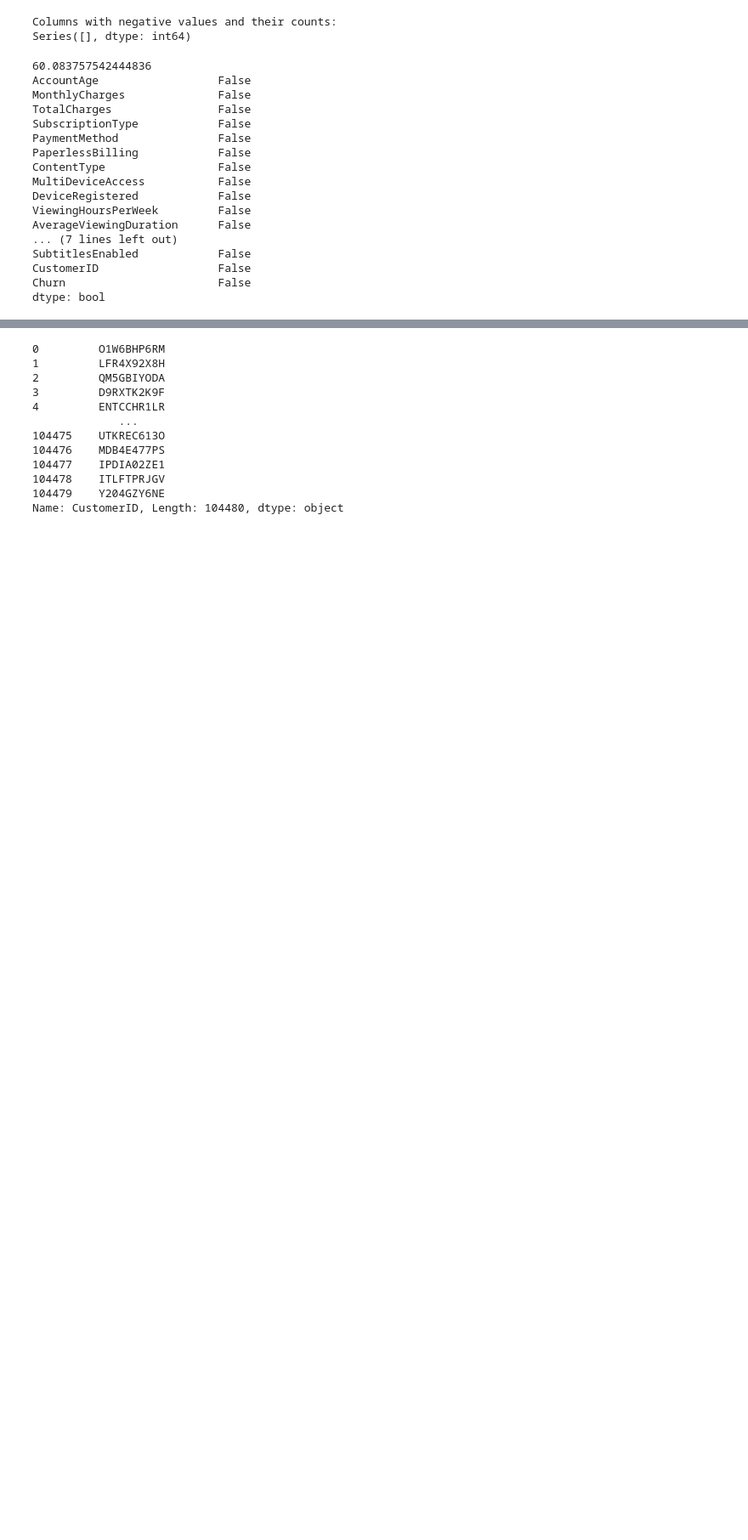
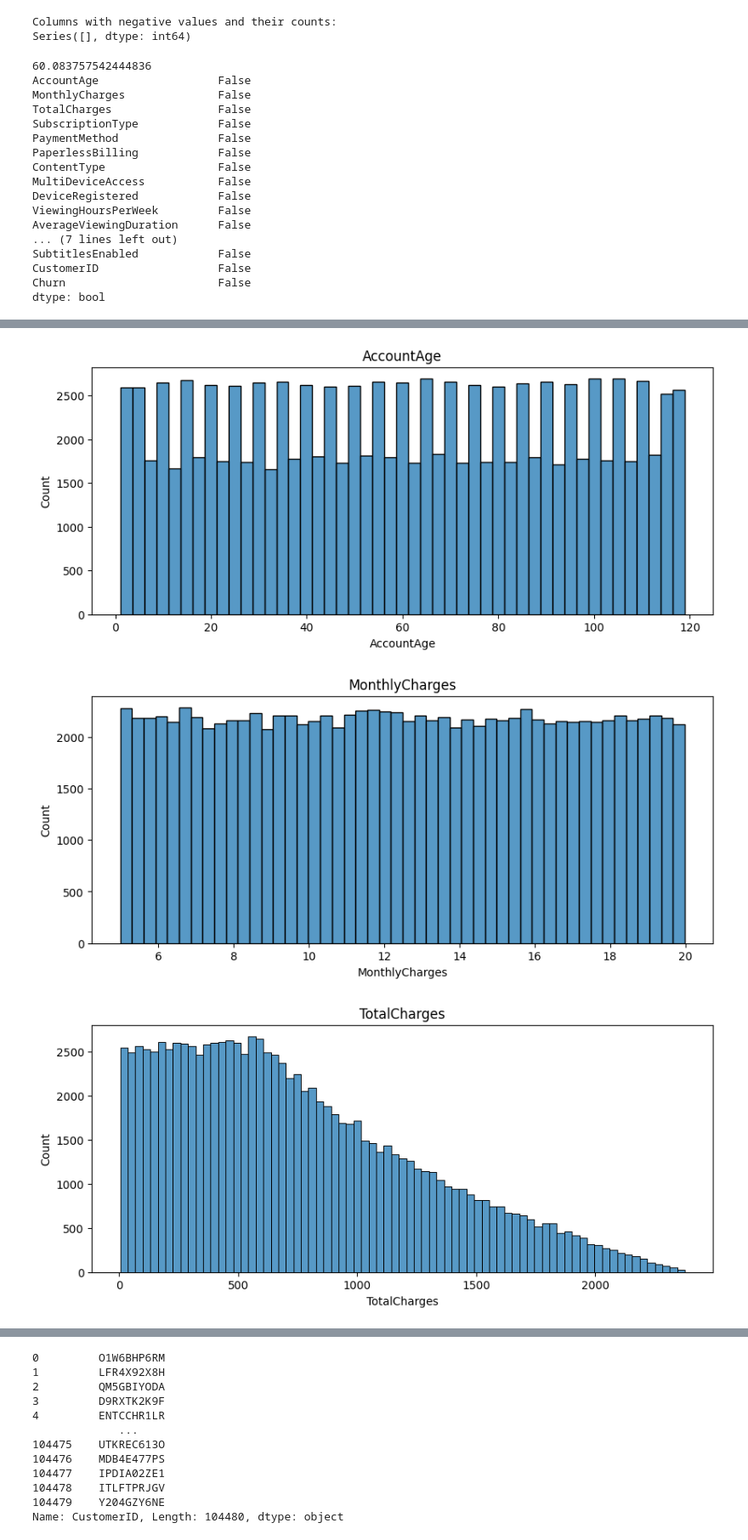
Before and after one commit to wiss0212/Video_streaming_churn, a Jupyter notebook: Project_video_streaming.ipynb, the cells around one changed output, grey strips where cells are left out. Shown: that part at 85% size. Cells and saved outputs as stored; diff of their text form; code cells hidden in the pictures; blank space fills up the shorter version.

```diff
--- a/Project_video_streaming.ipynb
+++ b/Project_video_streaming.ipynb
@@ -130,0 +132,11 @@ for column in train_df.columns:
+# %%
+for column in test_df.columns:
+    if test_df[column].dtype in ['float64', 'int64']:
+        plt.figure(figsize=(10, 4))
+        sns.histplot(test_df[column], kde=False)
+        plt.title(column)
+        plt.show()
+# %% [output]
+[figure, added]
+[figure, added]
+[figure, added]
```
Also changed, not shown: parts of 49 cells of this notebook.
